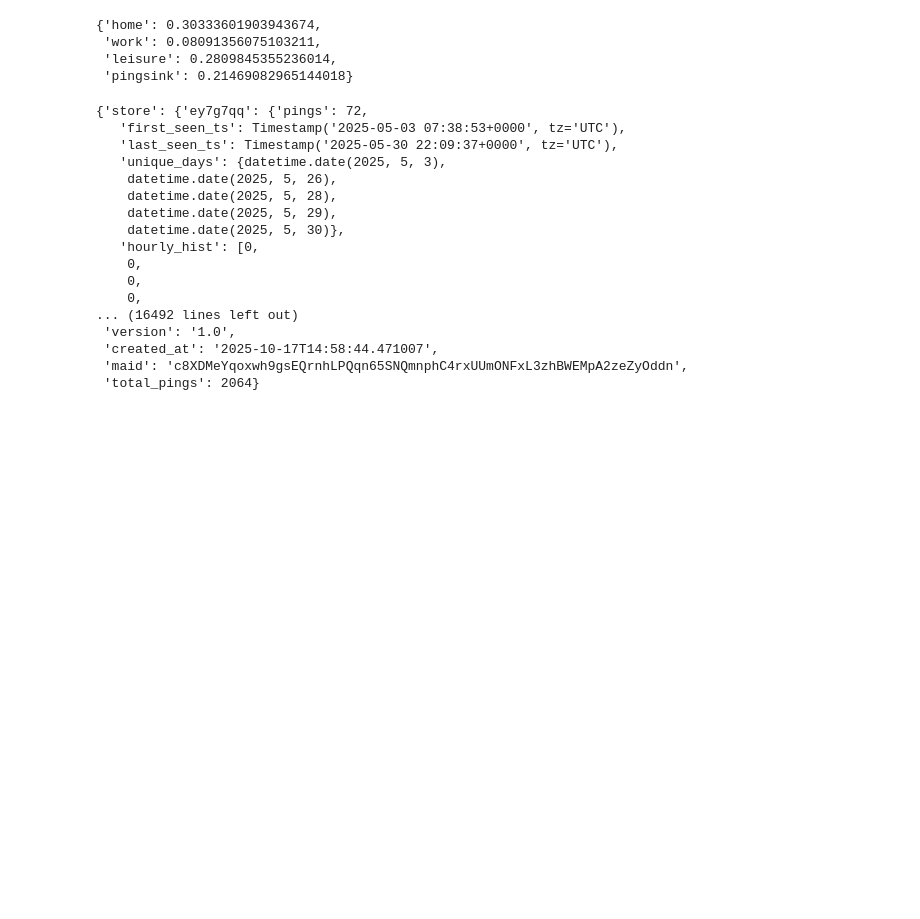
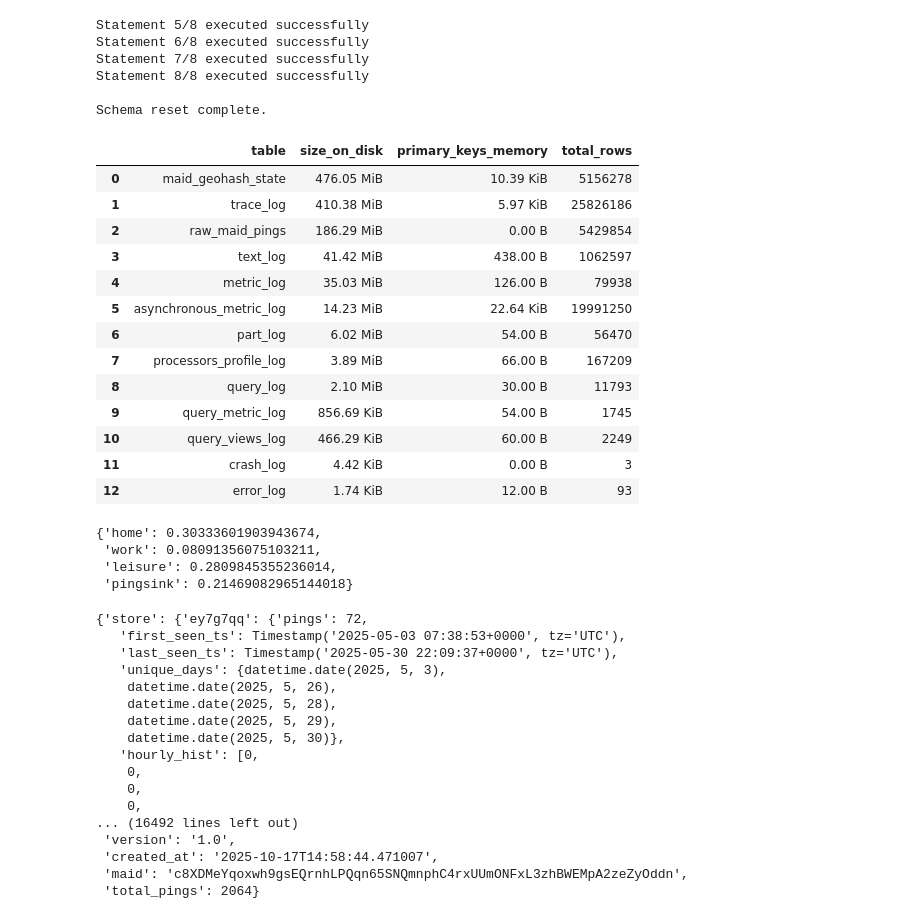
Before and after one commit to LeoNguyen868/casacom_optimized, a Jupyter notebook: .ipynb, the cells around one changed output. Saved outputs shown, nothing was run; the diff lists cells and outputs as text; code cells hidden in the pictures; blank space fills up the shorter version.

```diff
--- a/.ipynb
+++ b/.ipynb
@@ -3,6 +3,61 @@ import clickhouse_connect
 
 # Connect to local ClickHouse (default port 8123 HTTP, 9000 native)
 client = clickhouse_connect.get_client(host='localhost',port=8123,username='default',password='default',secure=False)
+# %%
+with open('clickhouse_schema.sql', 'r') as f:
+    schema_sql = f.read()
+
+# Split by semicolons and execute each statement
+statements = [stmt.strip() for stmt in schema_sql.split(';') if stmt.strip()]
+for i, stmt in enumerate(statements, 1):
+    try:
+        client.command(stmt)
+        # Only print progress for CREATE statements to reduce noise
+        if 'CREATE' in stmt.upper():
+            print(f"Statement {i}/{len(statements)} executed successfully")
+    except Exception as e:
+        print(f"Statement {i}/{len(statements)} failed: {str(e)}")
+        print(f"Statement: {stmt[:100]}...")
+
+print("\nSchema reset complete.")
+# %% [output]
+Statement 5/8 executed successfully
+Statement 6/8 executed successfully
+Statement 7/8 executed successfully
+Statement 8/8 executed successfully
+
+Schema reset complete.
+# %%
+import pandas as pd
+result=client.query("""
+SELECT
+    table,
+    formatReadableSize(sum(bytes_on_disk)) AS size_on_disk,
+    formatReadableSize(sum(primary_key_bytes_in_memory)) AS primary_keys_memory,
+    sum(rows) AS total_rows
+FROM system.parts
+GROUP BY table
+ORDER BY sum(bytes_on_disk) DESC
+""")
+columns=result.column_names
+data=pd.DataFrame(result.result_rows)
+data.columns=columns
+data
+# %% [output]
+|  | table | size_on_disk | primary_keys_memory | total_rows |
+| 0 | maid_geohash_state | 476.05 MiB | 10.39 KiB | 5156278 |
+| 1 | trace_log | 410.38 MiB | 5.97 KiB | 25826186 |
+| 2 | raw_maid_pings | 186.29 MiB | 0.00 B | 5429854 |
+| 3 | text_log | 41.42 MiB | 438.00 B | 1062597 |
+| 4 | metric_log | 35.03 MiB | 126.00 B | 79938 |
+| 5 | asynchronous_metric_log | 14.23 MiB | 22.64 KiB | 19991250 |
+| 6 | part_log | 6.02 MiB | 54.00 B | 56470 |
+| 7 | processors_profile_log | 3.89 MiB | 66.00 B | 167209 |
+| 8 | query_log | 2.10 MiB | 30.00 B | 11793 |
+| 9 | query_metric_log | 856.69 KiB | 54.00 B | 1745 |
+| 10 | query_views_log | 466.29 KiB | 60.00 B | 2249 |
+| 11 | crash_log | 4.42 KiB | 0.00 B | 3 |
+| 12 | error_log | 1.74 KiB | 12.00 B | 93 |
 # %%
 from envidence_new import EvidenceStore
 e=EvidenceStore()
```
Also changed, not shown: 10 other files.
